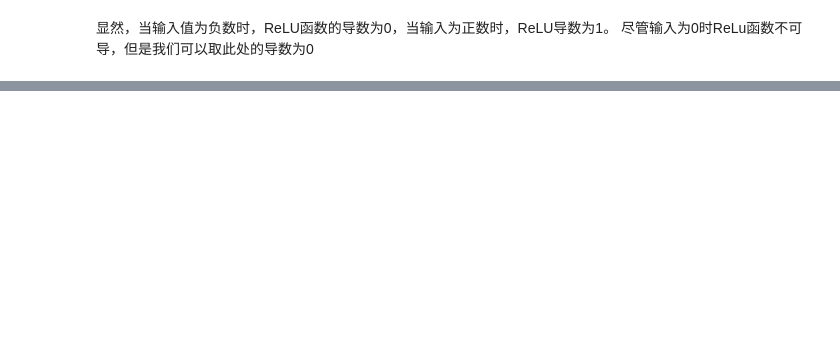
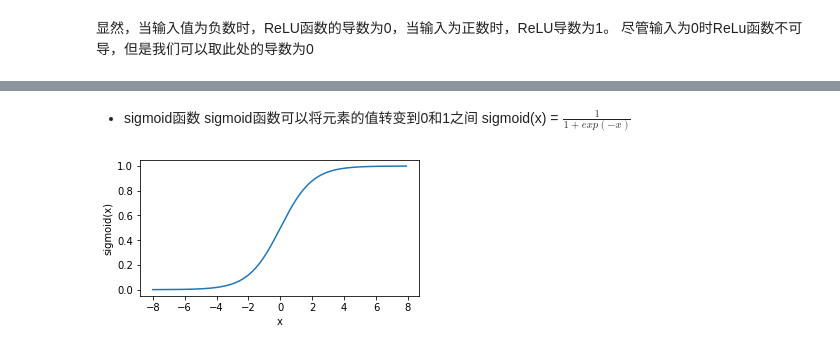
Before and after one commit to point6013/pytorch_deeplearning, a Jupyter notebook: 多层感知机.ipynb, the cells around one changed output, grey strips where cells are left out. Saved outputs shown, nothing was run; the diff lists cells and outputs as text; code cells hidden in the pictures; blank space fills up the shorter version.

```diff
--- a/多层感知机.ipynb
+++ b/多层感知机.ipynb
@@ -63,0 +64,9 @@ xyplot(x,x.grad,'grad of relu')
+# %% [markdown]
+- sigmoid函数
+sigmoid函数可以将元素的值转变到0和1之间
+sigmoid(x)   = $\frac{1}{1+exp(-x)}$
+# %%
+y = x.sigmoid()
+xyplot(x,y,'sigmoid')
+# %% [output]
+[figure, added]
```
Also changed, not shown: parts of 11 cells of this notebook, 3 other files.
